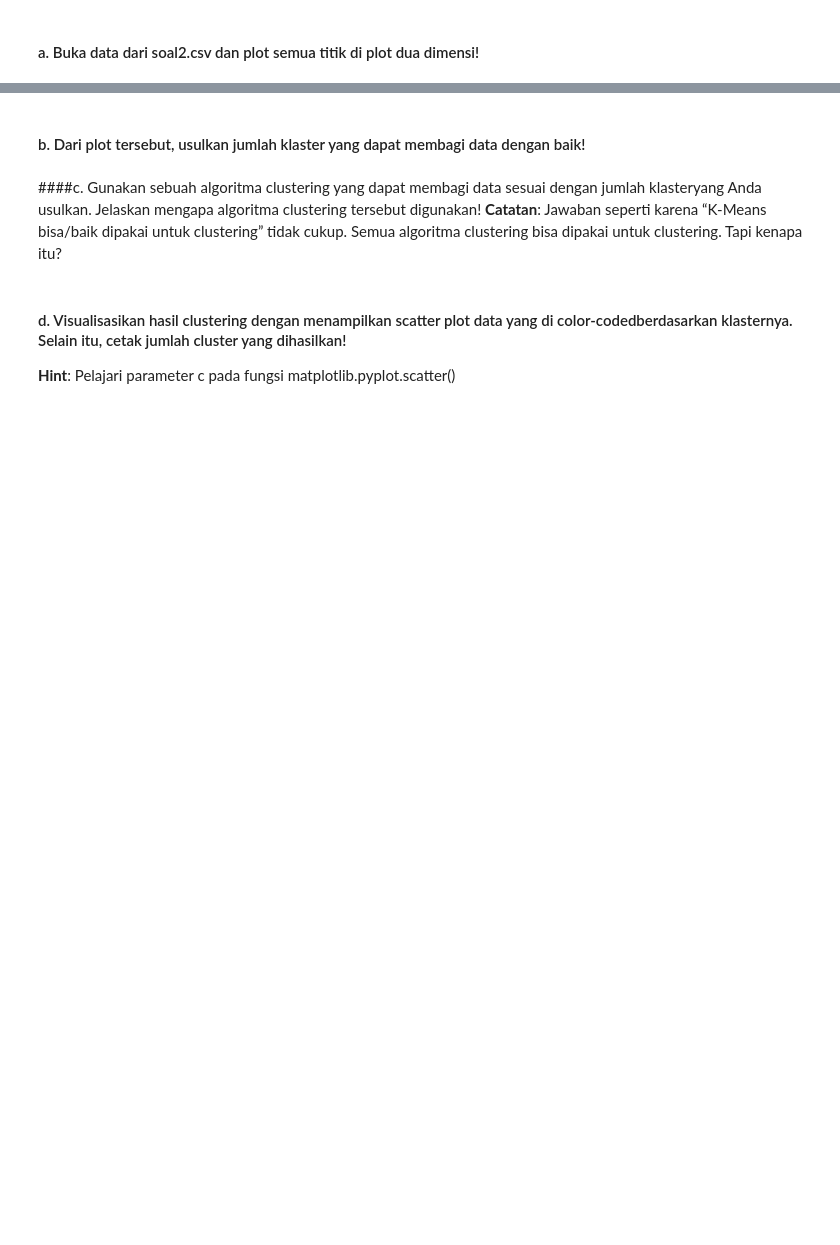
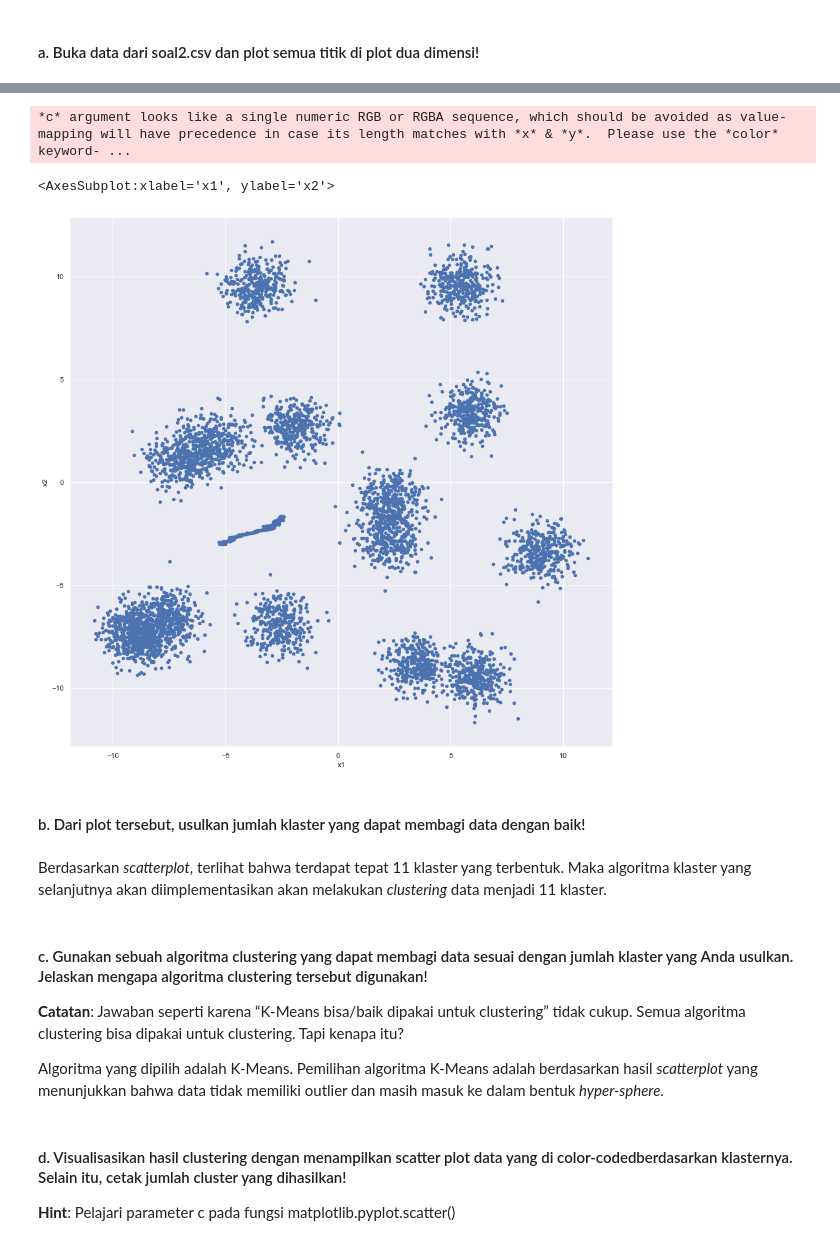
Before and after one commit to fahdikrie/kasdd212, a Jupyter notebook: Tugas/Tugas 2/D_Tugas2_1906398370_Fahdii Ajmalal Fikrie.ipynb, the cells around one changed output, grey strips where cells are left out. Drawn from its saved outputs; the diff is of its cells as text; code cells hidden in the pictures; blank space fills up the shorter version.

```diff
--- a/Tugas/Tugas 2/D_Tugas2_1906398370_Fahdii Ajmalal Fikrie.ipynb
+++ b/Tugas/Tugas 2/D_Tugas2_1906398370_Fahdii Ajmalal Fikrie.ipynb
@@ -67,2 +85,7 @@ Jika saya melanggar pernyataan tersebut, saya siap menerima konsekuensi apapun y
 # %% [markdown]
 #### a. Buka data dari soal2.csv dan plot semua titik di plot dua dimensi!
+# %%
+# Mengimpor dataset soal2
+soal2_df = pd.read_csv("soal2.csv")
+
+display(soal2_df)
@@ -69,6 +106,16 @@ Jika saya melanggar pernyataan tersebut, saya siap menerima konsekuensi apapun y
+# %%
+# Menampilkan scatterplot
+soal2_df.plot.scatter(x="x1", y="x2", figsize=(15, 15))
+# %% [output]
+*c* argument looks like a single numeric RGB or RGBA sequence, which should be avoided as value-mapping will have precedence in case its length matches with *x* & *y*.  Please use the *color* keyword- ...
+<AxesSubplot:xlabel='x1', ylabel='x2'>
+[figure, added]
 # %% [markdown]
 #### b. Dari plot tersebut, usulkan jumlah klaster yang dapat membagi data dengan baik!
+# %% [markdown]
+Berdasarkan *scatterplot*, terlihat bahwa terdapat tepat 11 klaster yang terbentuk. Maka algoritma klaster yang selanjutnya akan diimplementasikan akan melakukan *clustering* data menjadi 11 klaster.
 # %% [markdown]
-####c. Gunakan sebuah algoritma clustering yang dapat membagi data sesuai dengan jumlah klasteryang Anda usulkan. Jelaskan mengapa algoritma clustering tersebut digunakan!
-**Catatan**: Jawaban seperti karena “K-Means bisa/baik dipakai untuk clustering” tidak cukup.
-Semua algoritma clustering bisa dipakai untuk clustering. Tapi kenapa itu?
+#### c. Gunakan sebuah algoritma clustering yang dapat membagi data sesuai dengan jumlah klaster yang Anda usulkan. Jelaskan mengapa algoritma clustering tersebut digunakan!
+**Catatan**: Jawaban seperti karena “K-Means bisa/baik dipakai untuk clustering” tidak cukup. Semua algoritma clustering bisa dipakai untuk clustering. Tapi kenapa itu?
+
+Algoritma yang dipilih adalah K-Means. Pemilihan algoritma K-Means adalah berdasarkan hasil *scatterplot* yang menunjukkan bahwa data tidak memiliki outlier dan masih masuk ke dalam bentuk *hyper-sphere*.
```
Also changed, not shown: parts of 36 cells of this notebook, 6 other files.
